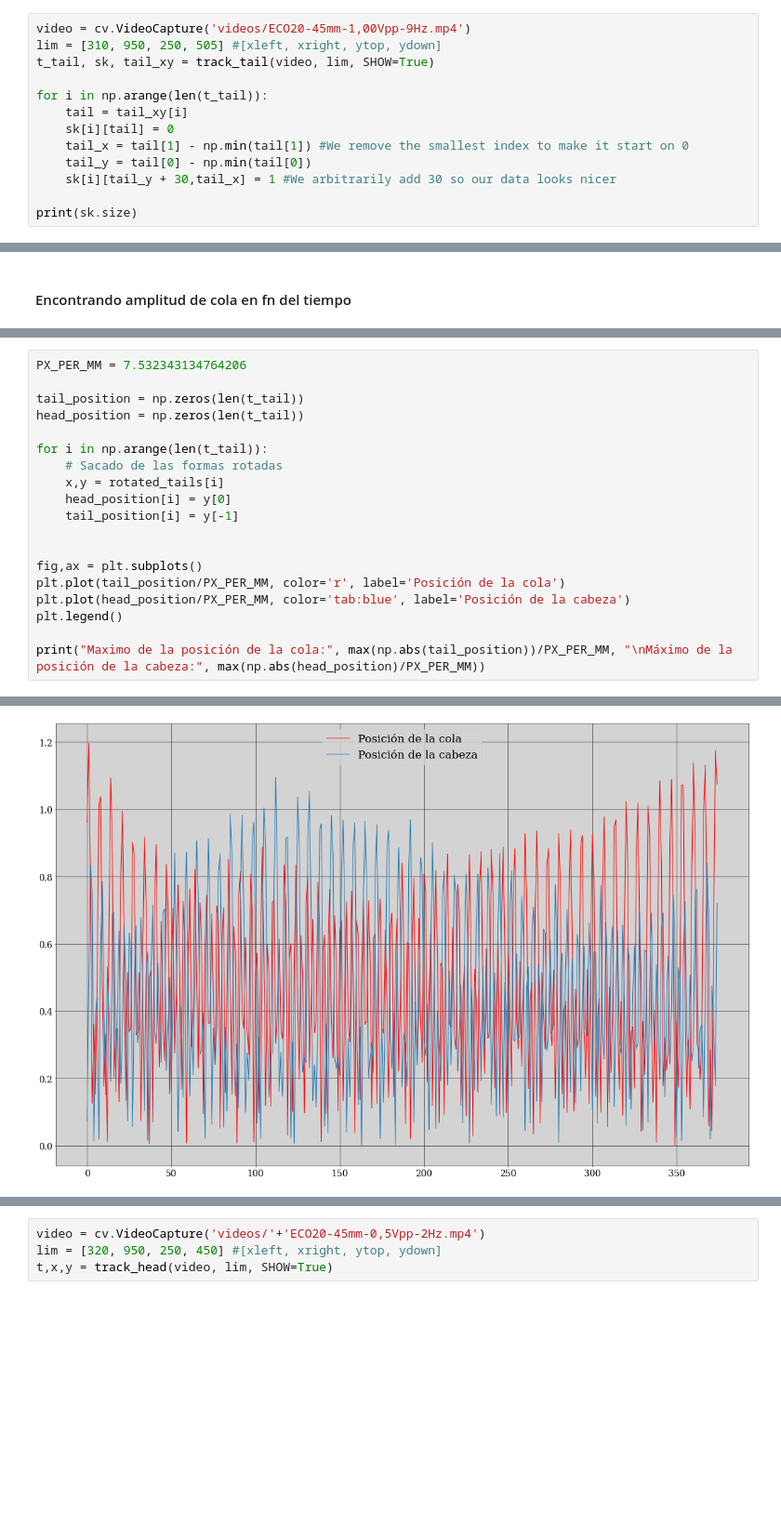
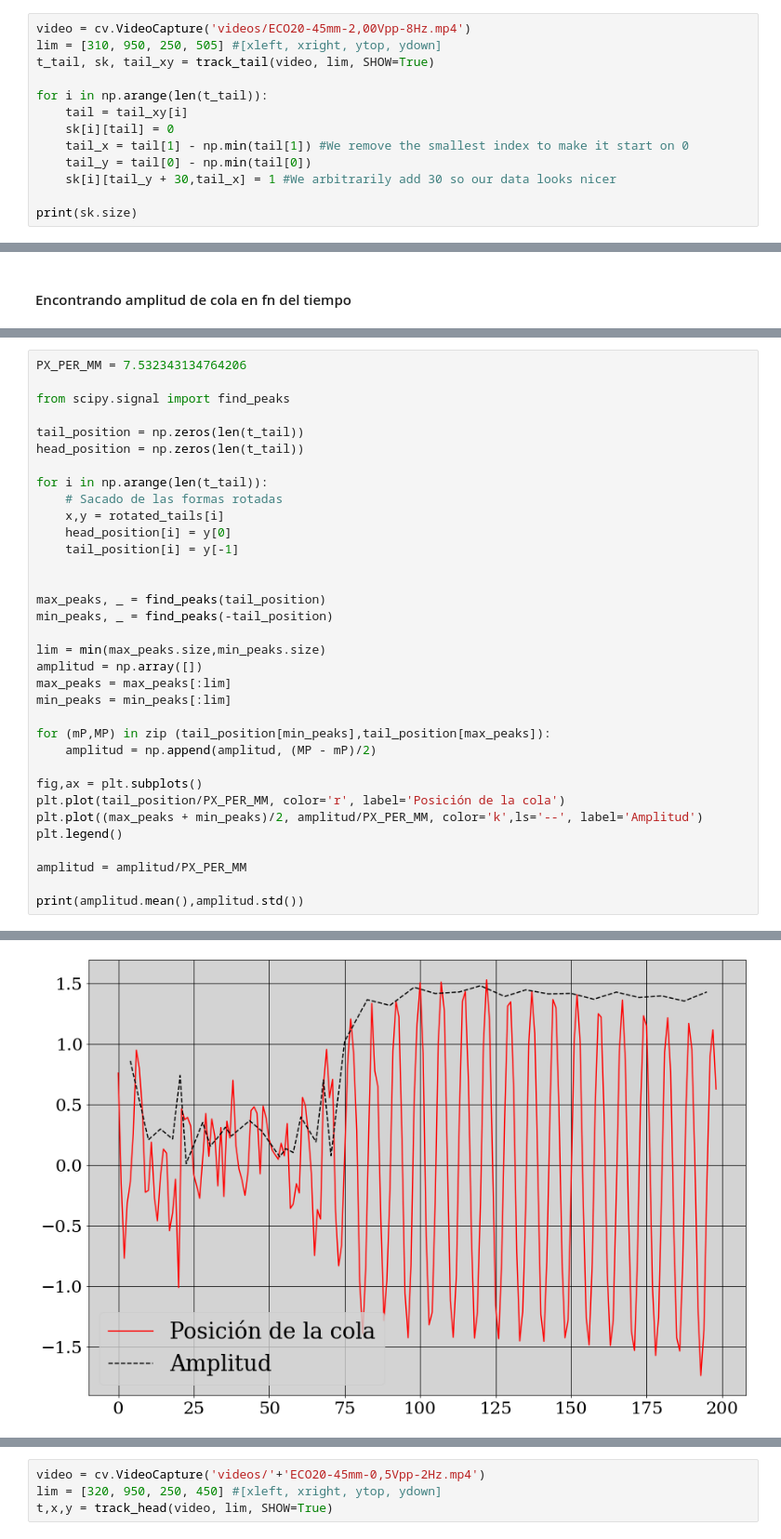
Before and after one commit to gardianc/Nado-ondulatorio, a Jupyter notebook: tracking.ipynb, the cells around one changed output, grey strips where cells are left out. Shown at 93% size. Saved outputs shown, nothing was run; the diff lists cells and outputs as text; blank space fills up the shorter version.

```diff
--- a/tracking.ipynb
+++ b/tracking.ipynb
@@ -310,7 +310,7 @@ Promedio de calibración: 56.73619309982947 pm 4.445343325478998 px/mm^2
 # %% [markdown]
 ### Prueba de video de la forma de la cola
 # %%
-video = cv.VideoCapture('videos/ECO20-45mm-1,00Vpp-9Hz.mp4')
+video = cv.VideoCapture('videos/ECO20-45mm-2,00Vpp-8Hz.mp4')
 lim = [310, 950, 250, 505] #[xleft, xright, ytop, ydown]
 t_tail, sk, tail_xy = track_tail(video, lim, SHOW=True)
 
@@ -450,6 +450,8 @@ print()
 [figure]
 # %%
 PX_PER_MM = 7.532343134764206
+
+from scipy.signal import find_peaks
 
 tail_position = np.zeros(len(t_tail))
 head_position = np.zeros(len(t_tail))
@@ -461,10 +463,23 @@ for i in np.arange(len(t_tail)):
     tail_position[i] = y[-1]
 
 
+max_peaks, _ = find_peaks(tail_position)
+min_peaks, _ = find_peaks(-tail_position)
+
+lim = min(max_peaks.size,min_peaks.size)
+amplitud = np.array([])
+max_peaks = max_peaks[:lim]
+min_peaks = min_peaks[:lim]
+
+for (mP,MP) in zip (tail_position[min_peaks],tail_position[max_peaks]):
+    amplitud = np.append(amplitud, (MP - mP)/2)
+
 fig,ax = plt.subplots()
 plt.plot(tail_position/PX_PER_MM, color='r', label='Posición de la cola')
-plt.plot(head_position/PX_PER_MM, color='tab:blue', label='Posición de la cabeza')
+plt.plot((max_peaks + min_peaks)/2, amplitud/PX_PER_MM, color='k',ls='--', label='Amplitud')
 plt.legend()
 
-print("Maximo de la posición de la cola:", max(np.abs(tail_position))/PX_PER_MM, "\nMáximo de la posición de la cabeza:", max(np.abs(head_position)/PX_PER_MM))
+amplitud = amplitud/PX_PER_MM
+
+print(amplitud.mean(),amplitud.std())
 # %% [output]
@@ -473,4 +487,4 @@ Máximo de la posición de la cabeza: 1.0953295585120182
-[figure, old version]
+[figure, new version]
 # %%
 tail_amplitude = np.zeros(len(t_tail))
 head_amplitude = np.zeros(len(t_tail))
```
Also changed, not shown: parts of 4 cells of this notebook, 1 other file.
